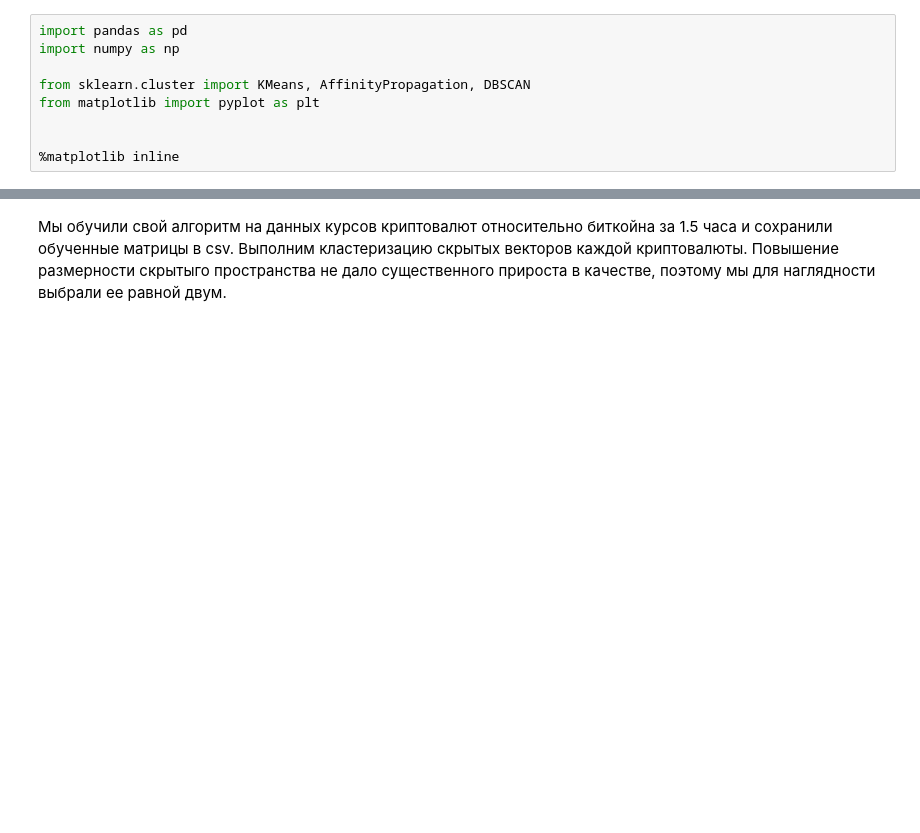
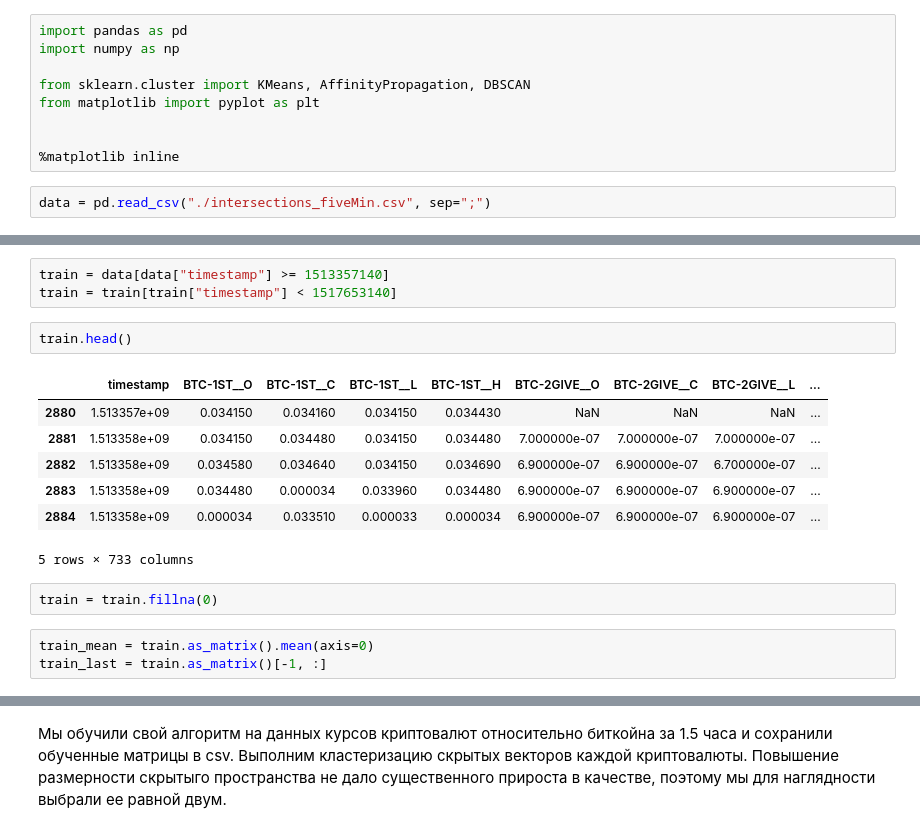
Before and after one commit to vladbataev/BigML, a Jupyter notebook: benchmark.ipynb, the cells around one changed output, grey strips where cells are left out. Drawn from its saved outputs; the diff is of its cells as text; blank space fills up the shorter version.

```diff
--- a/benchmark.ipynb
+++ b/benchmark.ipynb
@@ -7,3 +7,5 @@ from matplotlib import pyplot as plt
 
 
 %matplotlib inline
+# %%
+data = pd.read_csv("./intersections_fiveMin.csv", sep=";")
@@ -10,3 +22,21 @@ from matplotlib import pyplot as plt
+# %%
+train = data[data["timestamp"] >= 1513357140]
+train = train[train["timestamp"] < 1517653140]
+# %%
+train.head()
+# %% [output]
+|  | timestamp | BTC-1ST__O | BTC-1ST__C | BTC-1ST__L | BTC-1ST__H | BTC-2GIVE__O | BTC-2GIVE__C | BTC-2GIVE__L | ... |
+| 2880 | 1.513357e+09 | 0.034150 | 0.034160 | 0.034150 | 0.034430 | NaN | NaN | NaN | ... |
+| 2881 | 1.513358e+09 | 0.034150 | 0.034480 | 0.034150 | 0.034480 | 7.000000e-07 | 7.000000e-07 | 7.000000e-07 | ... |
+| 2882 | 1.513358e+09 | 0.034580 | 0.034640 | 0.034150 | 0.034690 | 6.900000e-07 | 6.900000e-07 | 6.700000e-07 | ... |
+| 2883 | 1.513358e+09 | 0.034480 | 0.000034 | 0.033960 | 0.034480 | 6.900000e-07 | 6.900000e-07 | 6.900000e-07 | ... |
+| 2884 | 1.513358e+09 | 0.000034 | 0.033510 | 0.000033 | 0.000034 | 6.900000e-07 | 6.900000e-07 | 6.900000e-07 | ... |
+5 rows × 733 columns
+# %%
+train = train.fillna(0)
+# %%
+train_mean = train.as_matrix().mean(axis=0)
+train_last = train.as_matrix()[-1, :]
 # %%
 ! ./main --dataset_path ./intersections_fiveMin.csv --separator ; \
          --train_start 1513357140 --train_end 1517653140 \
```
Also changed, not shown: parts of 10 cells of this notebook.
